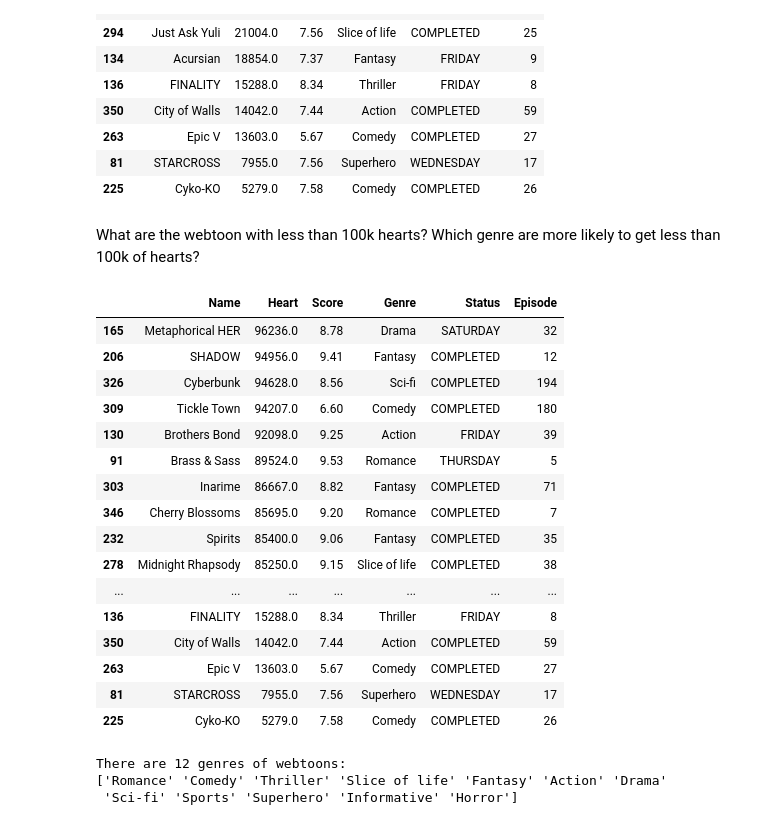
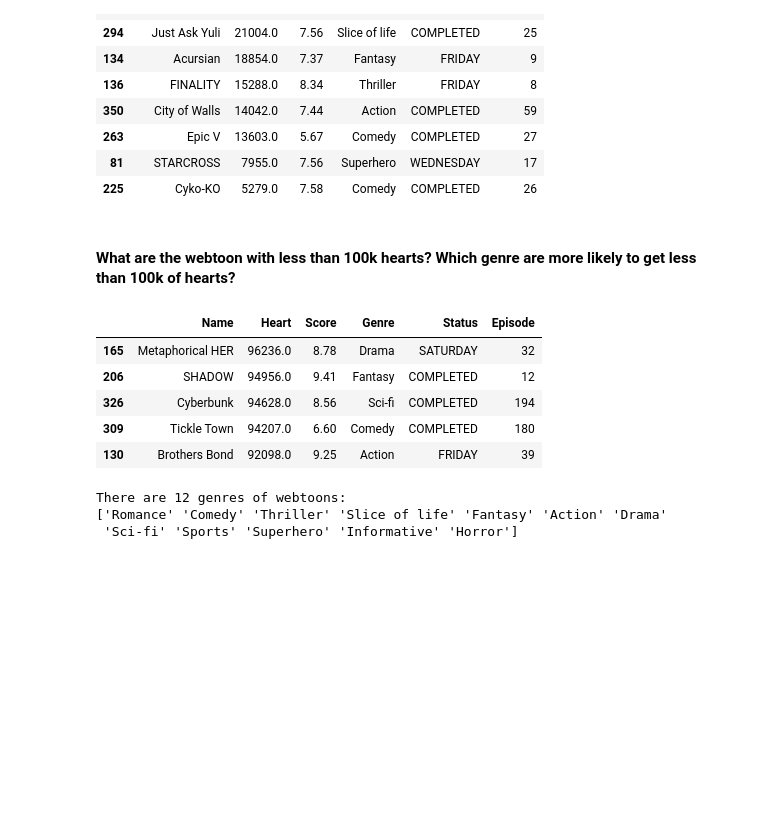
Before and after one commit to haleyhfeng/Webtoon-Analysis, a Jupyter notebook: main.ipynb, the cells around one changed output. Drawn from its saved outputs; the diff is of its cells as text; code cells hidden in the pictures; blank space fills up the shorter version.

```diff
--- a/Webtoons Analysis.ipynb
+++ b/main.ipynb
@@ -152,28 +153,17 @@ sort_by_heart[-10:] # Last 10 webtoons with the least amount of Hearts
 | 81 | STARCROSS | 7955.0 | 7.56 | Superhero | WEDNESDAY | 17 |
 | 225 | Cyko-KO | 5279.0 | 7.58 | Comedy | COMPLETED | 26 |
 # %% [markdown]
-What are the webtoon with less than 100k hearts? Which genre are more likely to get less than 100k of hearts?
+#### What are the webtoon with less than 100k hearts? Which genre are more likely to get less than 100k of hearts?
 # %%
 low_heart = sort_by_heart[sort_by_heart['Heart'] < 100000]
-low_heart
+low_heart.head()
 # %% [output]
 |  | Name | Heart | Score | Genre | Status | Episode |
 | 165 | Metaphorical HER | 96236.0 | 8.78 | Drama | SATURDAY | 32 |
 | 206 | SHADOW | 94956.0 | 9.41 | Fantasy | COMPLETED | 12 |
 | 326 | Cyberbunk | 94628.0 | 8.56 | Sci-fi | COMPLETED | 194 |
 | 309 | Tickle Town | 94207.0 | 6.60 | Comedy | COMPLETED | 180 |
 | 130 | Brothers Bond | 92098.0 | 9.25 | Action | FRIDAY | 39 |
-| 91 | Brass & Sass | 89524.0 | 9.53 | Romance | THURSDAY | 5 |
-| 303 | Inarime | 86667.0 | 8.82 | Fantasy | COMPLETED | 71 |
-| 346 | Cherry Blossoms | 85695.0 | 9.20 | Romance | COMPLETED | 7 |
-| 232 | Spirits | 85400.0 | 9.06 | Fantasy | COMPLETED | 35 |
-| 278 | Midnight Rhapsody | 85250.0 | 9.15 | Slice of life | COMPLETED | 38 |
-| ... | ... | ... | ... | ... | ... | ... |
-| 136 | FINALITY | 15288.0 | 8.34 | Thriller | FRIDAY | 8 |
-| 350 | City of Walls | 14042.0 | 7.44 | Action | COMPLETED | 59 |
-| 263 | Epic V | 13603.0 | 5.67 | Comedy | COMPLETED | 27 |
-| 81 | STARCROSS | 7955.0 | 7.56 | Superhero | WEDNESDAY | 17 |
-| 225 | Cyko-KO | 5279.0 | 7.58 | Comedy | COMPLETED | 26 |
 # %%
 genres = df['Genre'].unique() # genres of webtoon
 count_g = df['Genre'].nunique() # total number of genres
```
Also changed, not shown: parts of 3 cells of this notebook.
